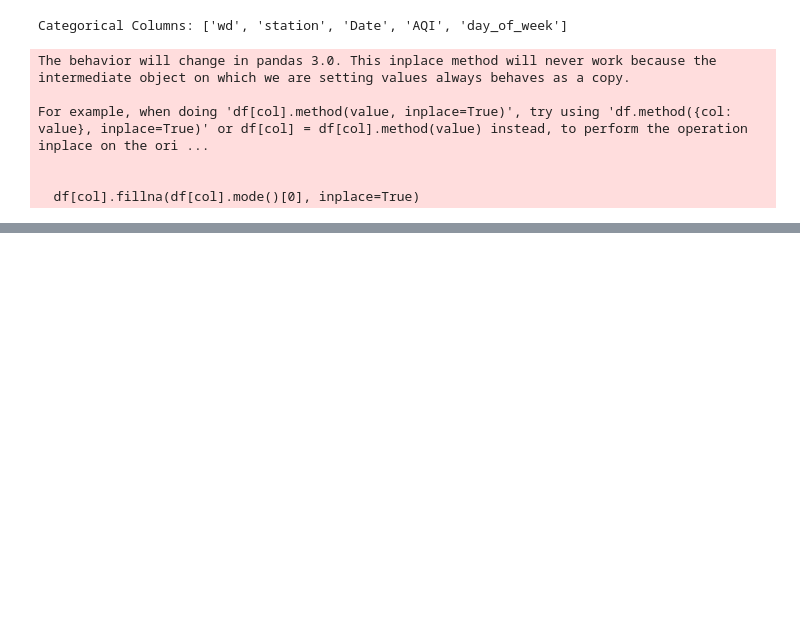
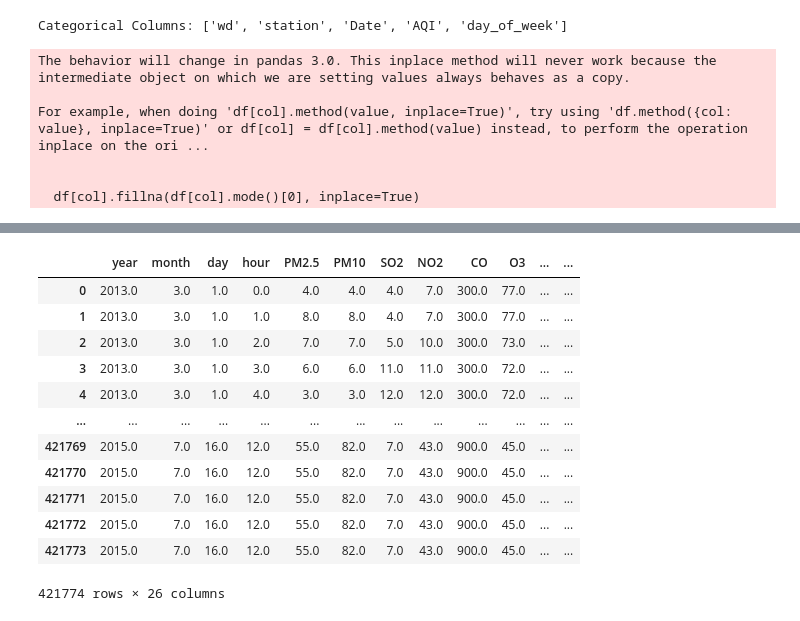
Before and after one commit to premkumarthimmagalla/AQI-App, a Jupyter notebook: st20313528.ipynb, the cells around one changed output, grey strips where cells are left out. Drawn from its saved outputs; the diff is of its cells as text; code cells hidden in the pictures; blank space fills up the shorter version.

```diff
--- a/st20313528.ipynb
+++ b/st20313528.ipynb
@@ -437,0 +454,16 @@ For example, when doing 'df[col].method(value, inplace=True)', try using 'df.met
+# %%
+df.drop('date', axis =1)
+# %% [output]
+|  | year | month | day | hour | PM2.5 | PM10 | SO2 | NO2 | CO | O3 | ... | ... |
+| 0 | 2013.0 | 3.0 | 1.0 | 0.0 | 4.0 | 4.0 | 4.0 | 7.0 | 300.0 | 77.0 | ... | ... |
+| 1 | 2013.0 | 3.0 | 1.0 | 1.0 | 8.0 | 8.0 | 4.0 | 7.0 | 300.0 | 77.0 | ... | ... |
+| 2 | 2013.0 | 3.0 | 1.0 | 2.0 | 7.0 | 7.0 | 5.0 | 10.0 | 300.0 | 73.0 | ... | ... |
+| 3 | 2013.0 | 3.0 | 1.0 | 3.0 | 6.0 | 6.0 | 11.0 | 11.0 | 300.0 | 72.0 | ... | ... |
+| 4 | 2013.0 | 3.0 | 1.0 | 4.0 | 3.0 | 3.0 | 12.0 | 12.0 | 300.0 | 72.0 | ... | ... |
+| ... | ... | ... | ... | ... | ... | ... | ... | ... | ... | ... | ... | ... |
+| 421769 | 2015.0 | 7.0 | 16.0 | 12.0 | 55.0 | 82.0 | 7.0 | 43.0 | 900.0 | 45.0 | ... | ... |
+| 421770 | 2015.0 | 7.0 | 16.0 | 12.0 | 55.0 | 82.0 | 7.0 | 43.0 | 900.0 | 45.0 | ... | ... |
+| 421771 | 2015.0 | 7.0 | 16.0 | 12.0 | 55.0 | 82.0 | 7.0 | 43.0 | 900.0 | 45.0 | ... | ... |
+| 421772 | 2015.0 | 7.0 | 16.0 | 12.0 | 55.0 | 82.0 | 7.0 | 43.0 | 900.0 | 45.0 | ... | ... |
+| 421773 | 2015.0 | 7.0 | 16.0 | 12.0 | 55.0 | 82.0 | 7.0 | 43.0 | 900.0 | 45.0 | ... | ... |
+421774 rows × 26 columns
```
Also changed, not shown: parts of 3 cells of this notebook.
